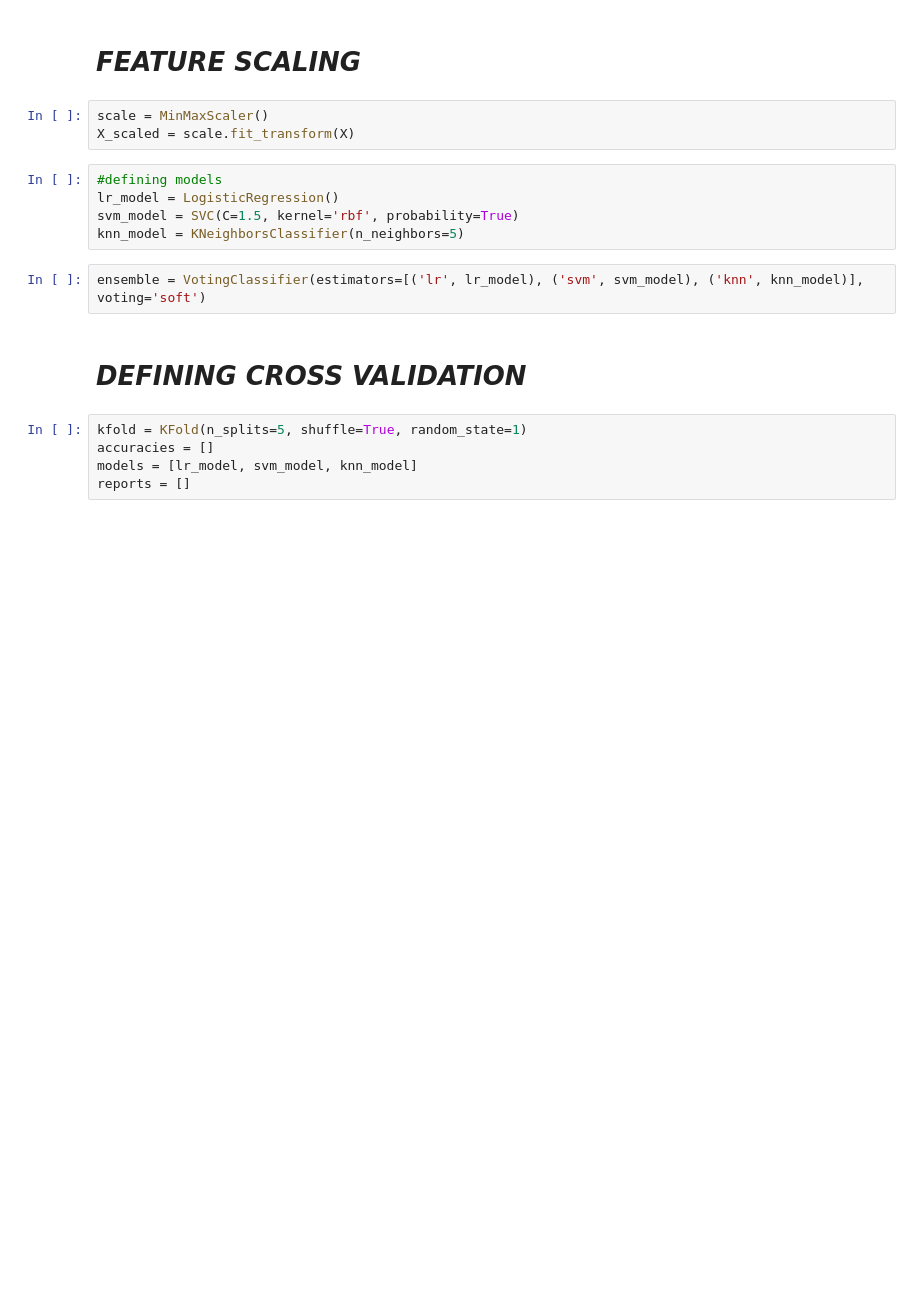
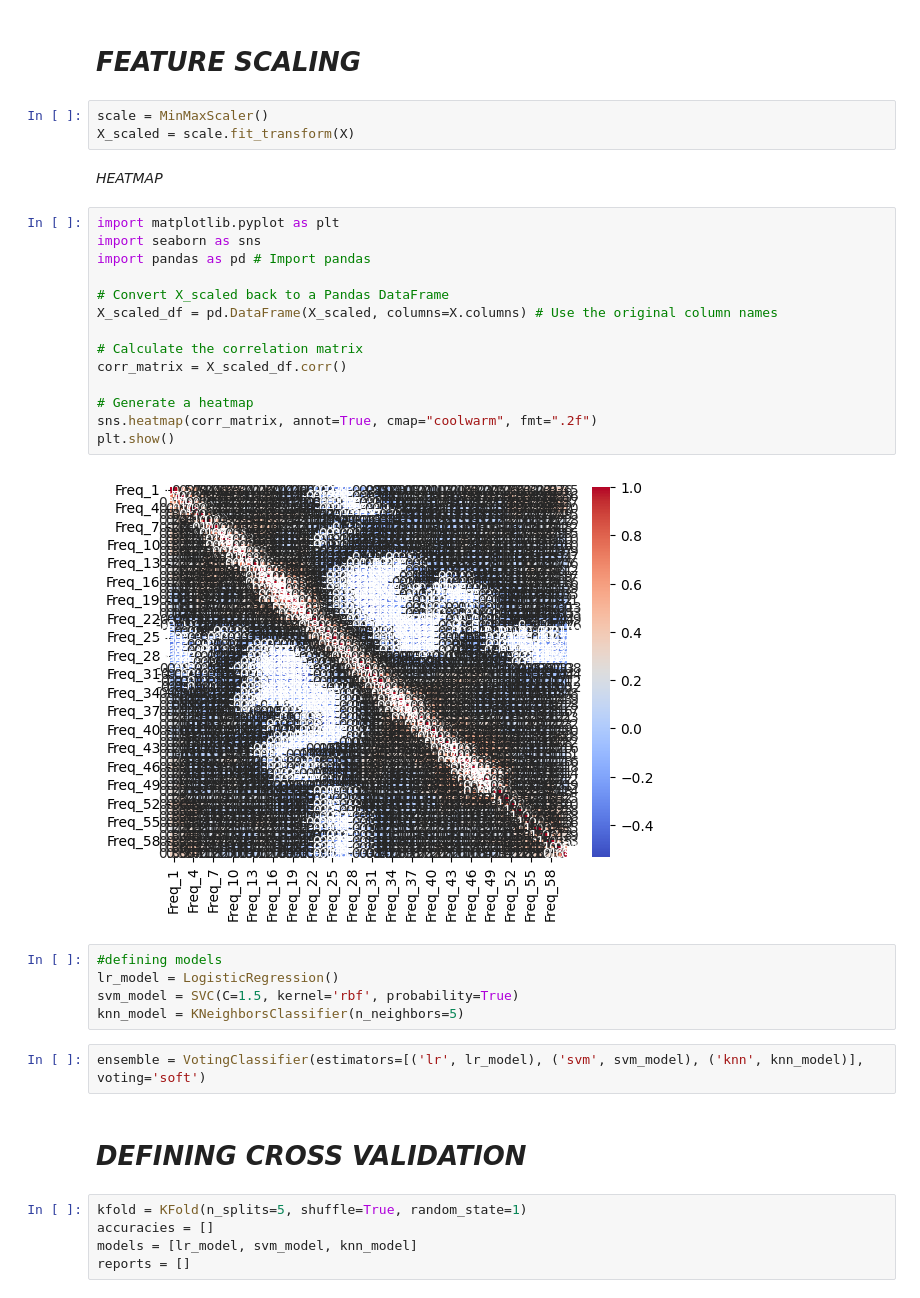
Before and after one commit to Dept-of-Comp-Sci-University-of-Ghana/mid-sem-hackthon-group-6, a Jupyter notebook: src/DCIT316_Hackathon_GP_6(Underwater_Sonar_Mines_vs_Rock_Prediction).ipynb, the cells around one changed output. Saved outputs shown, nothing was run; the diff lists cells and outputs as text; blank space fills up the shorter version.

Commit message:
Heatmap

```diff
--- a/src/DCIT316_Hackathon_GP_6(Underwater_Sonar_Mines_vs_Rock_Prediction).ipynb
+++ b/src/DCIT316_Hackathon_GP_6(Underwater_Sonar_Mines_vs_Rock_Prediction).ipynb
@@ -89,6 +98,24 @@ selected_features = X.columns[feature_selection.get_support()]
 # %%
 scale = MinMaxScaler()
 X_scaled = scale.fit_transform(X)
+# %% [markdown]
+*HEATMAP*
+# %%
+import matplotlib.pyplot as plt
+import seaborn as sns
+import pandas as pd # Import pandas
+
+# Convert X_scaled back to a Pandas DataFrame
+X_scaled_df = pd.DataFrame(X_scaled, columns=X.columns) # Use the original column names
+
+# Calculate the correlation matrix
+corr_matrix = X_scaled_df.corr()
+
+# Generate a heatmap
+sns.heatmap(corr_matrix, annot=True, cmap="coolwarm", fmt=".2f")
+plt.show()
+# %% [output]
+[figure, added]
 # %%
 #defining models
 lr_model = LogisticRegression()
```
Also changed, not shown: parts of 4 cells of this notebook.
